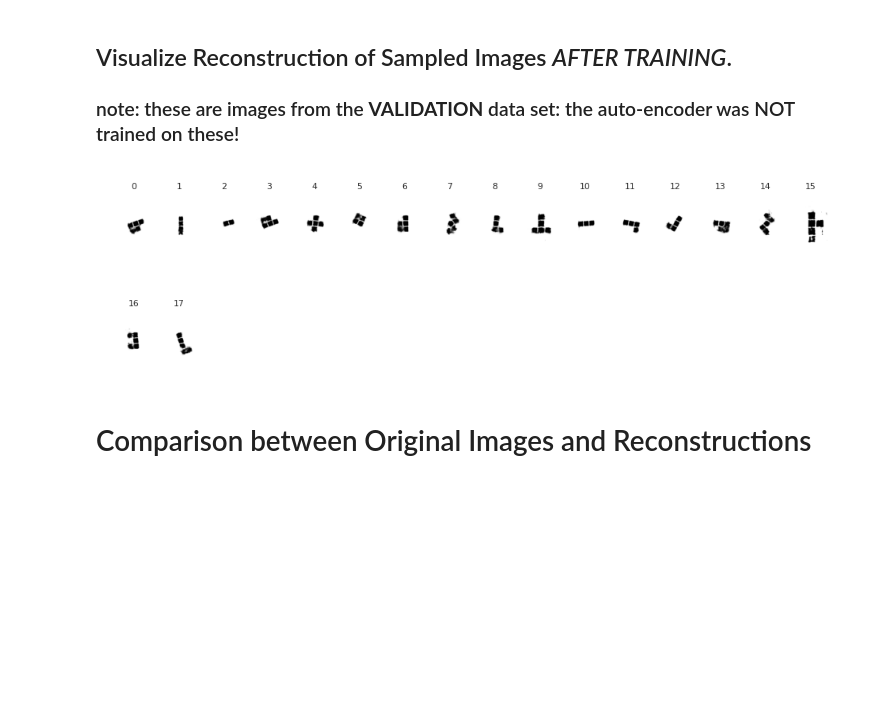
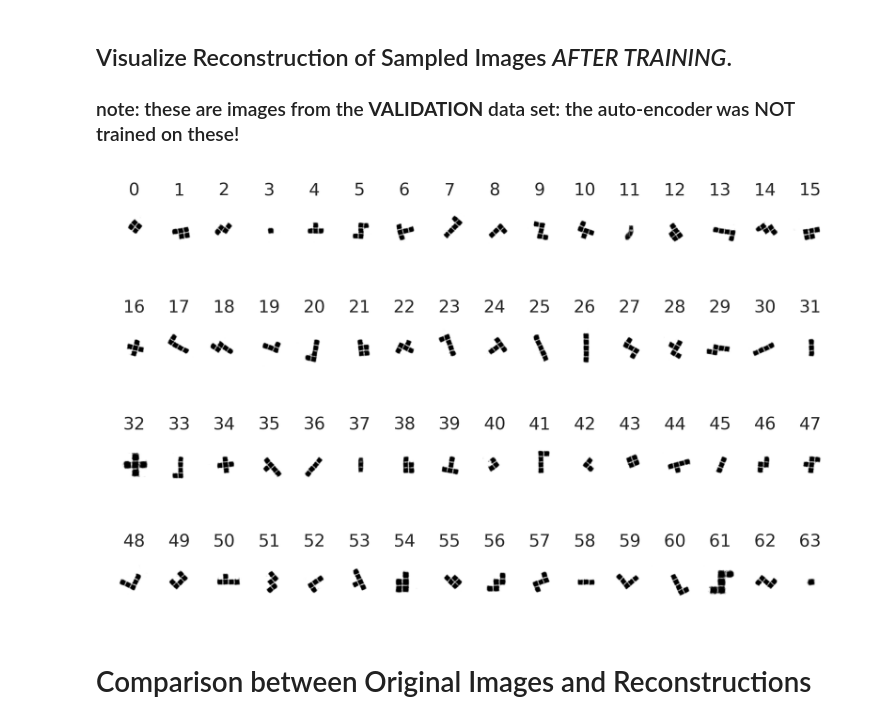
Before and after one commit to skugele/polyomino-imagery-env, a Jupyter notebook: notebooks/poly-learn.ipynb, the cells around one changed output. Drawn from its saved outputs; the diff is of its cells as text; code cells hidden in the pictures; blank space fills up the shorter version.

```diff
--- a/notebooks/poly-learn.ipynb
+++ b/notebooks/poly-learn.ipynb
@@ -166,13 +194,13 @@ fig = display_images(x_train[0:n], rows=4, cols=16, dpi=196, labels=range(n))
 </h3>
 # %%
 class Preprocessor(tf.keras.layers.Layer):
-  def __init__(self):
-    super().__init__(name="preprocessor")
+    def __init__(self, *args, **kwargs):
+        super().__init__(*args, **kwargs)
 
-    # layers
-    self.rescale = tf.keras.layers.Rescaling(scale=1.0/255.0, name="proprocessor/rescale")
+        # layers
+        self.rescale = tf.keras.layers.Rescaling(scale=1.0/255.0, name="proprocessor/rescale")
 
-  def call(self, inputs):
-    x = self.rescale(inputs)
-    return x
+    def call(self, inputs):
+        x = self.rescale(inputs)
+        return x
 # %%
@@ -359,7 +464,7 @@ class BetaCVAE(tf.keras.Model):
 
         self.encoder = Encoder(latent_dims)
         self.sampler = Sampler()
-        self.decoder = Decoder()
+        self.decoder = Decoder(latent_dims)
 
         self.recon_loss = ReconstructionLoss()
         self.kl_loss = KLLoss(beta)
@@ -392,9 +497,11 @@ class BetaCVAE(tf.keras.Model):
 
         return x_recon, recon_loss, kl_loss
 # %%
+optimizer=tf.keras.optimizers.Adam(learning_rate=1e-3)
+# optimizer=tf.keras.optimizers.Adagrad()
+
 vae = BetaCVAE(latent_dims=LATENT_DIM, beta=BETA)
-vae.compile(optimizer=tf.keras.optimizers.Adam(learning_rate=1e-3),
-            loss=None)
+vae.compile(optimizer=optimizer, loss=None)
 # %% [markdown]
 ## Visualize Reconstruction of Sampled Images *PRIOR TO TRAINING*.
 
@@ -414,13 +544,28 @@ if TRAINING:
 # %%
 # tf.autograph.set_verbosity(10)
 if TRAINING:
-    early_stop_callback = tf.keras.callbacks.EarlyStopping(monitor='loss', patience=5)
+
+    # callbacks
+    early_stop_callback = tf.keras.callbacks.EarlyStopping(monitor='val_loss',
+                                                           patience=50,
+                                                           restore_best_weights=True,
+                                                           min_delta=1.0,
+                                                           verbose=1)
+    terminate_on_nan = tf.keras.callbacks.TerminateOnNaN()
+    reduce_lr = tf.keras.callbacks.ReduceLROnPlateau(monitor='val_loss',
+                                                     patience=10,
+                                                     cooldown=25,
+                                                     min_lr=1e-5,
+                                                     min_delta=1.0,
+                                                     verbose=1)
 
     history = vae.fit(
         train_ds,
-        callbacks=[early_stop_callback],
+        callbacks=[early_stop_callback, terminate_on_nan, reduce_lr],
         epochs=MAX_EPOCHS,
-#         validation_data=val_ds,
+        steps_per_epoch=np.ceil(n_samples / BATCH_SIZE),
+        validation_data=val_ds,
+        validation_steps=np.ceil(n_samples / BATCH_SIZE),
         verbose=1
     )
 
@@ -444,12 +608,12 @@ elif LOADING_WEIGHTS:
 # %%
 n = 64
 
 # visualize generation after training
 xs_recon, _, _ = vae(x_val[0:n]) # latent vectors
 
-fig = display_images(xs_recon[0:n], rows=4, cols=16, dpi=196, labels=range(n))
+fig = display_images(xs_recon[0:n], rows=4, cols=16, dpi=512, labels=range(n))
 # %% [output]
-[figure, old version]
+[figure, new version]
 # %% [markdown]
 # Comparison between Original Images and Reconstructions
 # %%
```
Also changed, not shown: parts of 38 cells of this notebook, 3 other files.
